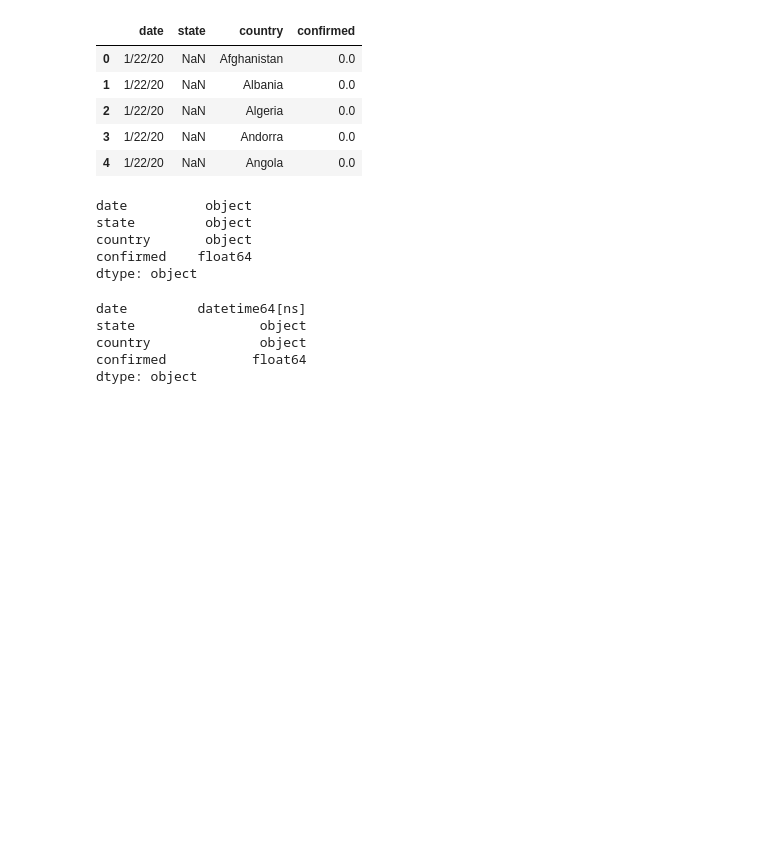
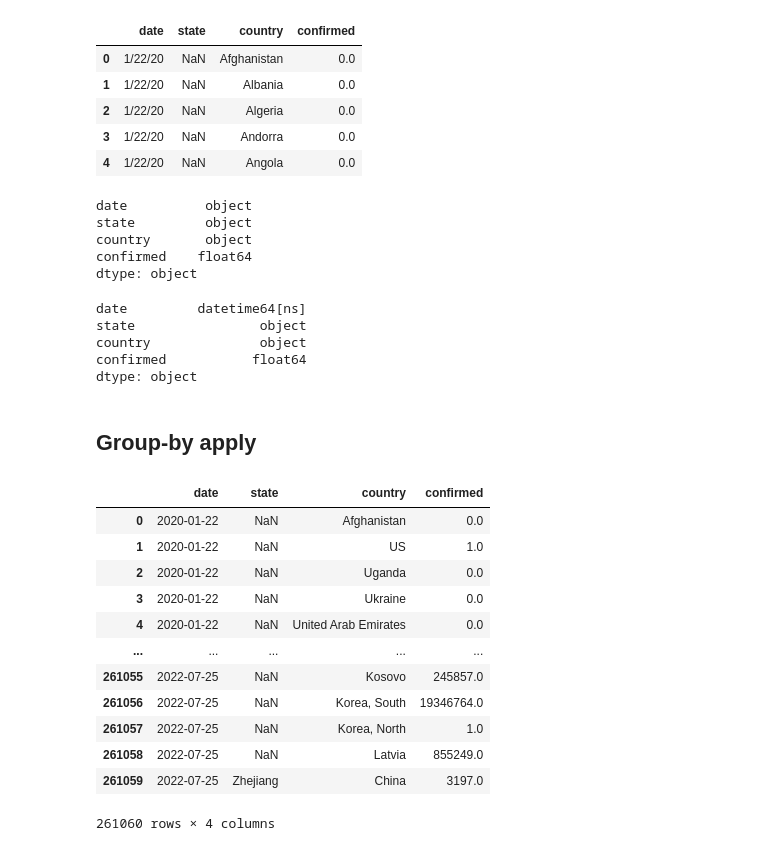
Before and after one commit to ashutoshd1996/EDS-COVID-Data-Analysis, a Jupyter notebook: notebooks/Data_Preparation.ipynb, the cells around one changed output. Saved outputs shown, nothing was run; the diff lists cells and outputs as text; code cells hidden in the pictures; blank space fills up the shorter version.

```diff
--- a/notebooks/Data_Preparation.ipynb
+++ b/notebooks/Data_Preparation.ipynb
@@ -214,3 +213,23 @@ confirmed           float64
 dtype: object
 # %%
 pd_relational_model.to_csv('../data/processed/COVID_relational_confirmed.csv',sep=';',index = False)
+# %% [markdown]
+## Group-by apply
+# %%
+pd_JH_data = pd.read_csv('../data/processed/COVID_relational_confirmed.csv',sep=';',parse_dates=[0])
+pd_JH_data = pd_JH_data.sort_values('date', ascending=True).reset_index(drop=True).copy()
+pd_JH_data
+# %% [output]
+|  | date | state | country | confirmed |
+| 0 | 2020-01-22 | NaN | Afghanistan | 0.0 |
+| 1 | 2020-01-22 | NaN | US | 1.0 |
+| 2 | 2020-01-22 | NaN | Uganda | 0.0 |
+| 3 | 2020-01-22 | NaN | Ukraine | 0.0 |
+| 4 | 2020-01-22 | NaN | United Arab Emirates | 0.0 |
+| ... | ... | ... | ... | ... |
+| 261055 | 2022-07-25 | NaN | Kosovo | 245857.0 |
+| 261056 | 2022-07-25 | NaN | Korea, South | 19346764.0 |
+| 261057 | 2022-07-25 | NaN | Korea, North | 1.0 |
+| 261058 | 2022-07-25 | NaN | Latvia | 855249.0 |
+| 261059 | 2022-07-25 | Zhejiang | China | 3197.0 |
+261060 rows × 4 columns
```
Also changed, not shown: parts of 30 cells of this notebook, 12 other files.
